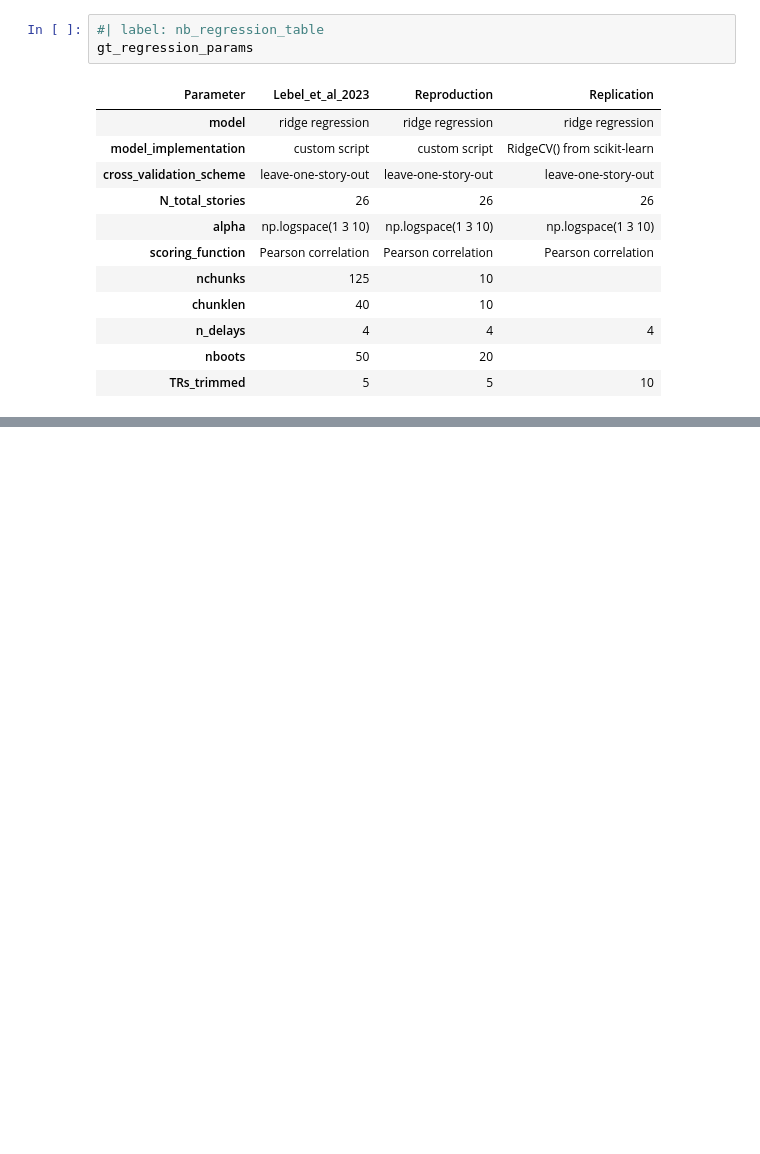
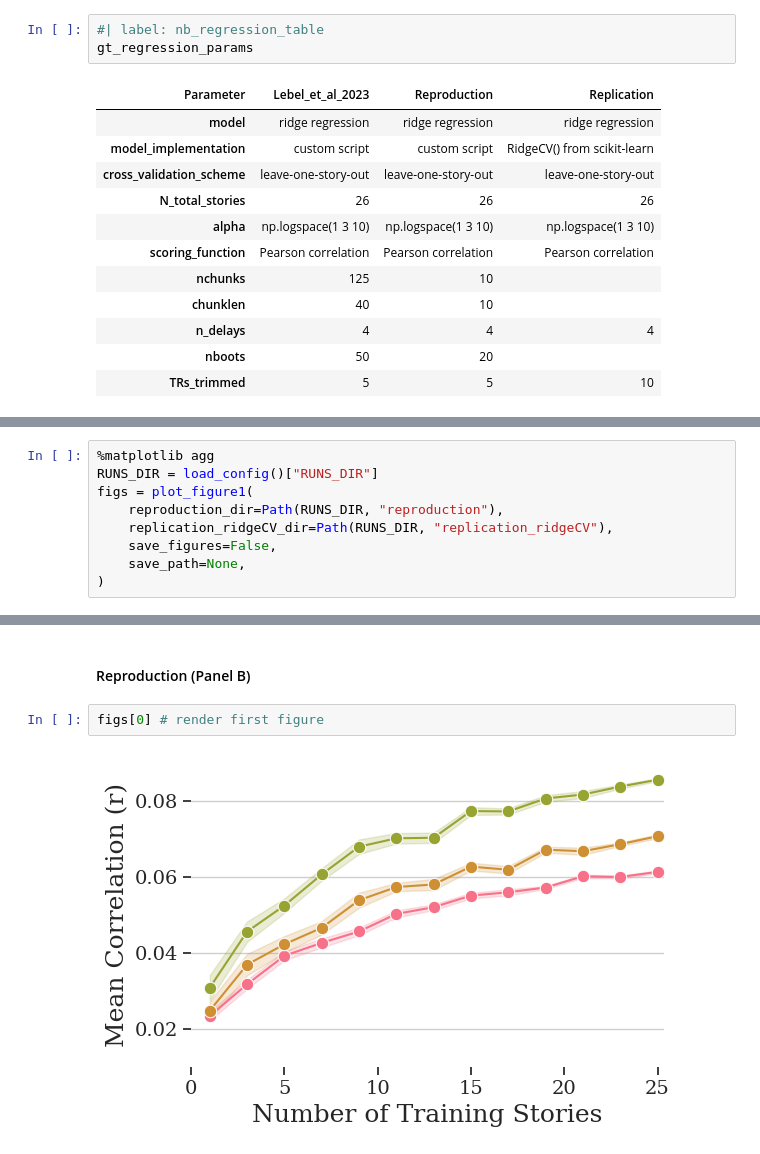
Before and after one commit to KristijanArmeni/encoders_report, a Jupyter notebook: notebook.ipynb, the cells around one changed output, grey strips where cells are left out. Drawn from its saved outputs; the diff is of its cells as text; blank space fills up the shorter version.

Commit message:
update, plot figures

```diff
--- a/notebook.ipynb
+++ b/notebook.ipynb
@@ -37,0 +48,9 @@ gt_software_practices
+# %%
+%matplotlib agg
+RUNS_DIR = load_config()["RUNS_DIR"]
+figs = plot_figure1(
+    reproduction_dir=Path(RUNS_DIR, "reproduction"),
+    replication_ridgeCV_dir=Path(RUNS_DIR, "replication_ridgeCV"),
+    save_figures=False,
+    save_path=None,
+)
@@ -37,0 +64,6 @@ gt_software_practices
+# %% [markdown]
+#### Reproduction (Panel B)
+# %%
+figs[0] # render first figure
+# %% [output]
+[figure, added]
```
Also changed, not shown: parts of 10 cells of this notebook.
